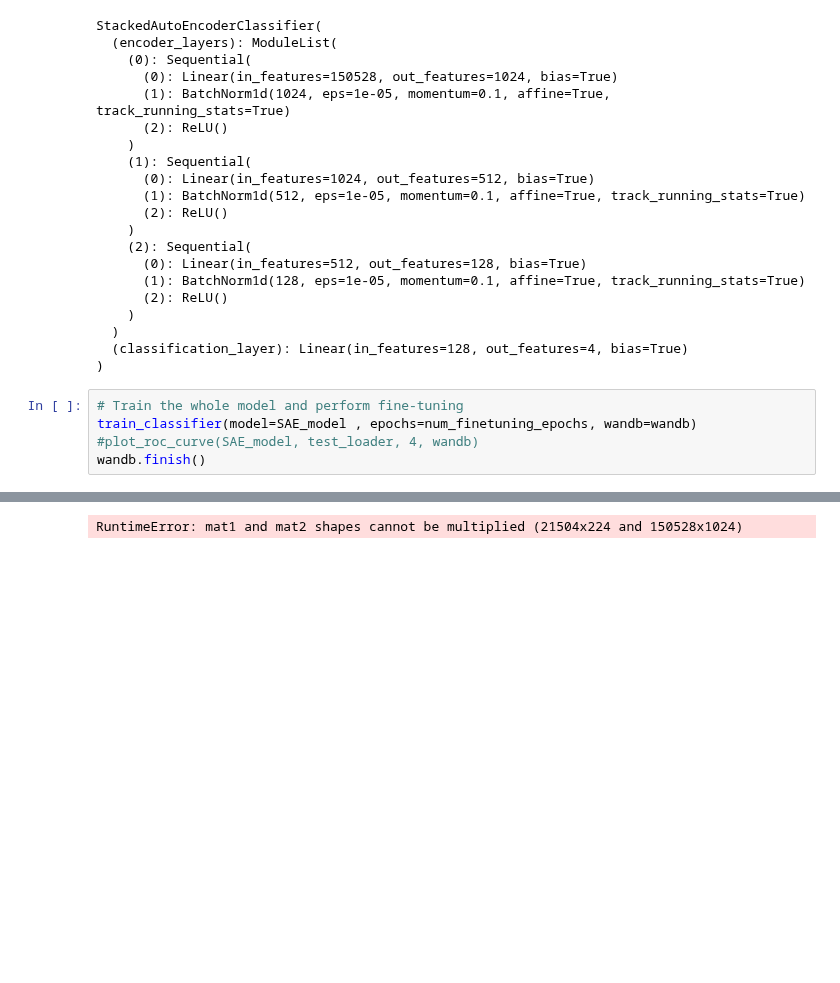
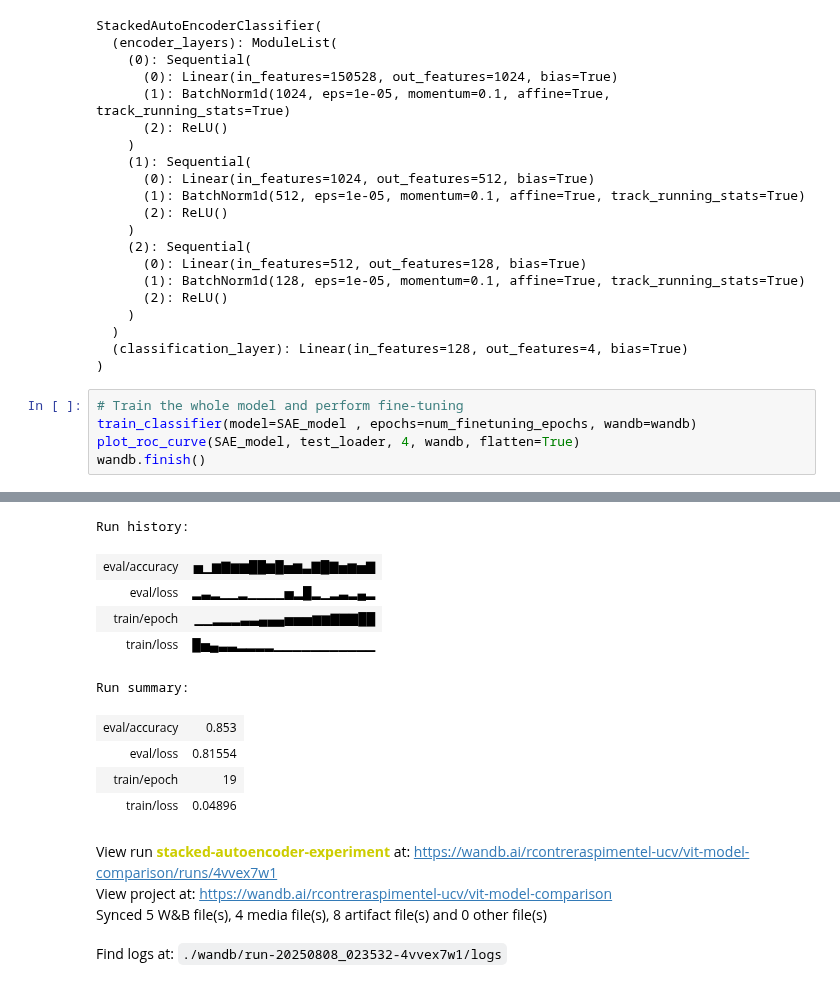
Before and after one commit to Rcontre360/deep-learning-ucv-2025, a Jupyter notebook: tarea3/evaluacion.ipynb, the cells around one changed output, grey strips where cells are left out. Saved outputs shown, nothing was run; the diff lists cells and outputs as text; blank space fills up the shorter version.

```diff
--- a/tarea3/evaluacion.ipynb
+++ b/tarea3/evaluacion.ipynb
@@ -1481,6 +1466,6 @@ StackedAutoEncoderClassifier(
 # %%
 # Train the whole model and perform fine-tuning
 train_classifier(model=SAE_model , epochs=num_finetuning_epochs, wandb=wandb)
-#plot_roc_curve(SAE_model, test_loader, 4, wandb)
+plot_roc_curve(SAE_model, test_loader, 4, wandb, flatten=True)
 wandb.finish()
 # %% [output]
@@ -1507 +1493,14 @@ wandb.finish()
-RuntimeError: mat1 and mat2 shapes cannot be multiplied (21504x224 and 150528x1024)
+Run history:
+| eval/accuracy | ▅▁▆▇▆▆██▆█▅▆▃▇█▇▅▆▅▇ |
+| eval/loss | ▂▃▂▁▁▂▁▁▁▁▅▂█▂▁▂▃▂▄▂ |
+| train/epoch | ▁▁▂▂▂▃▃▄▄▄▅▅▅▆▆▇▇▇██ |
+| train/loss | █▅▄▃▃▂▂▂▂▁▁▁▁▁▁▁▁▁▁▁ |
+Run summary:
+| eval/accuracy | 0.853 |
+| eval/loss | 0.81554 |
+| train/epoch | 19 |
+| train/loss | 0.04896 |
+View run stacked-autoencoder-experiment at: https://wandb.ai/rcontreraspimentel-ucv/vit-model-comparison/runs/4vvex7w1
+View project at: https://wandb.ai/rcontreraspimentel-ucv/vit-model-comparison
+Synced 5 W&B file(s), 4 media file(s), 8 artifact file(s) and 0 other file(s)
+Find logs at: ./wandb/run-20250808_023532-4vvex7w1/logs
```
Also changed, not shown: parts of 9 cells of this notebook.
